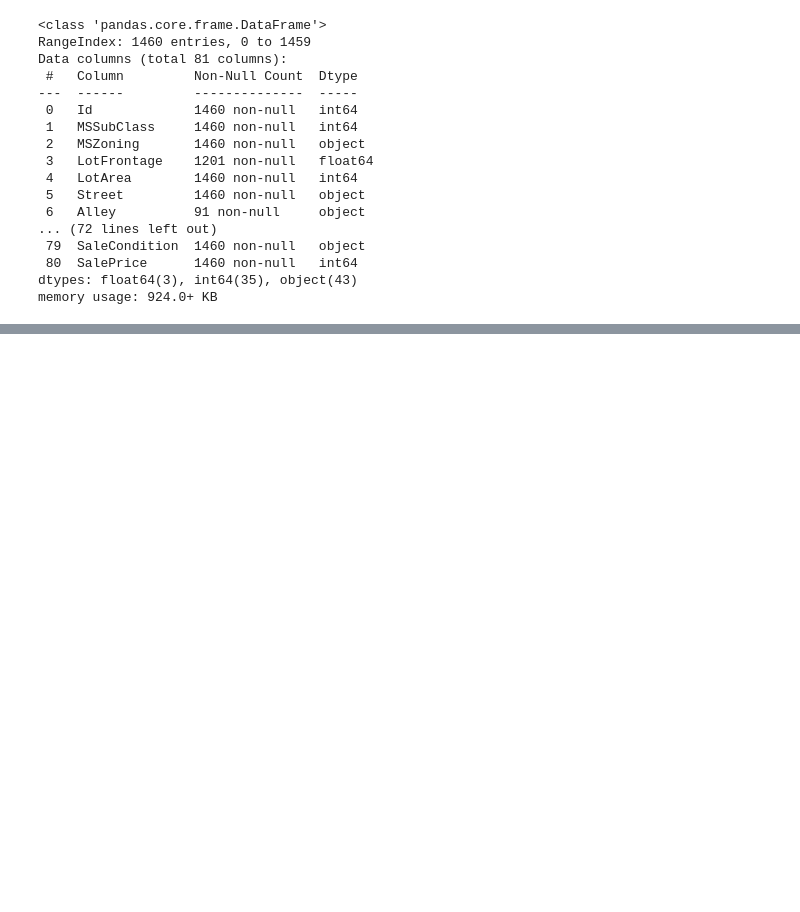
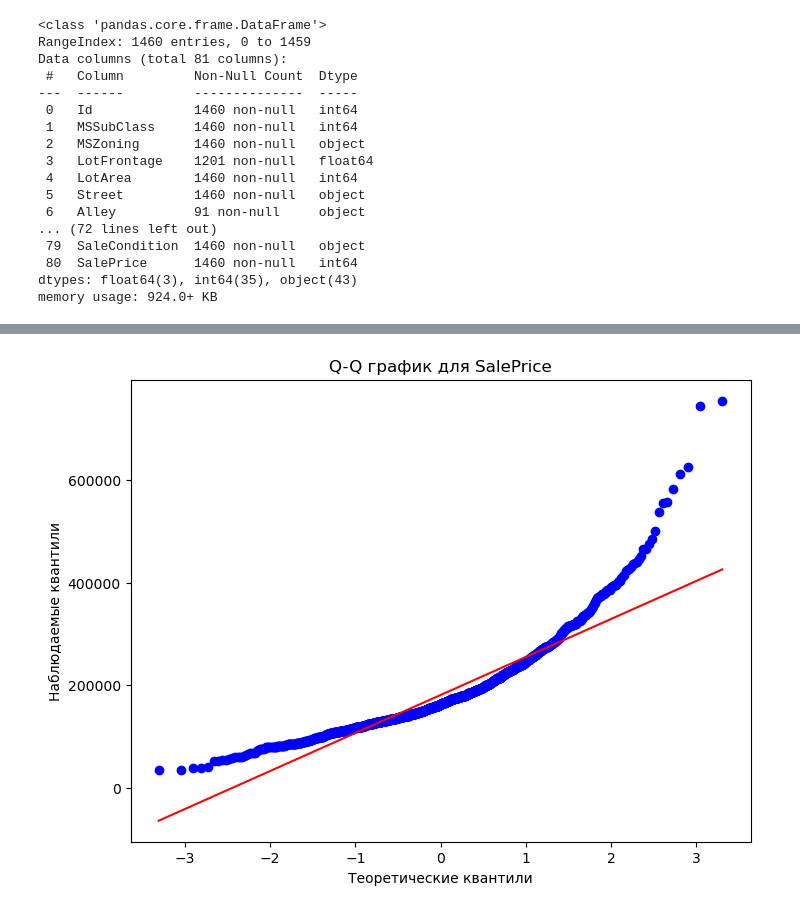
Before and after one commit to ElenaShherbakove/DZ_data_collection8, a Jupyter notebook: DZ_8_working_with_data/DZ_8.ipynb, the cells around one changed output, grey strips where cells are left out. Saved outputs shown, nothing was run; the diff lists cells and outputs as text; code cells hidden in the pictures; blank space fills up the shorter version.

```diff
--- a/DZ_8_working_with_data/DZ_8.ipynb
+++ b/DZ_8_working_with_data/DZ_8.ipynb
@@ -43,0 +227,12 @@ memory usage: 924.0+ KB
+# %%
+# Отрисовка графика "Квантиль-Квантиль"
+plt.figure(figsize=(8, 6))
+stats.probplot(df['SalePrice'], dist="norm", plot=plt)
+plt.title('Q-Q график для SalePrice')
+plt.xlabel('Теоретические квантили')
+plt.ylabel('Наблюдаемые квантили')
+plt.show()
+
+### Вывод: Распределение переменной SalePrice явно ненормальное
+# %% [output]
+[figure, added]
```
Also changed, not shown: parts of 42 cells of this notebook, 2 other files.
